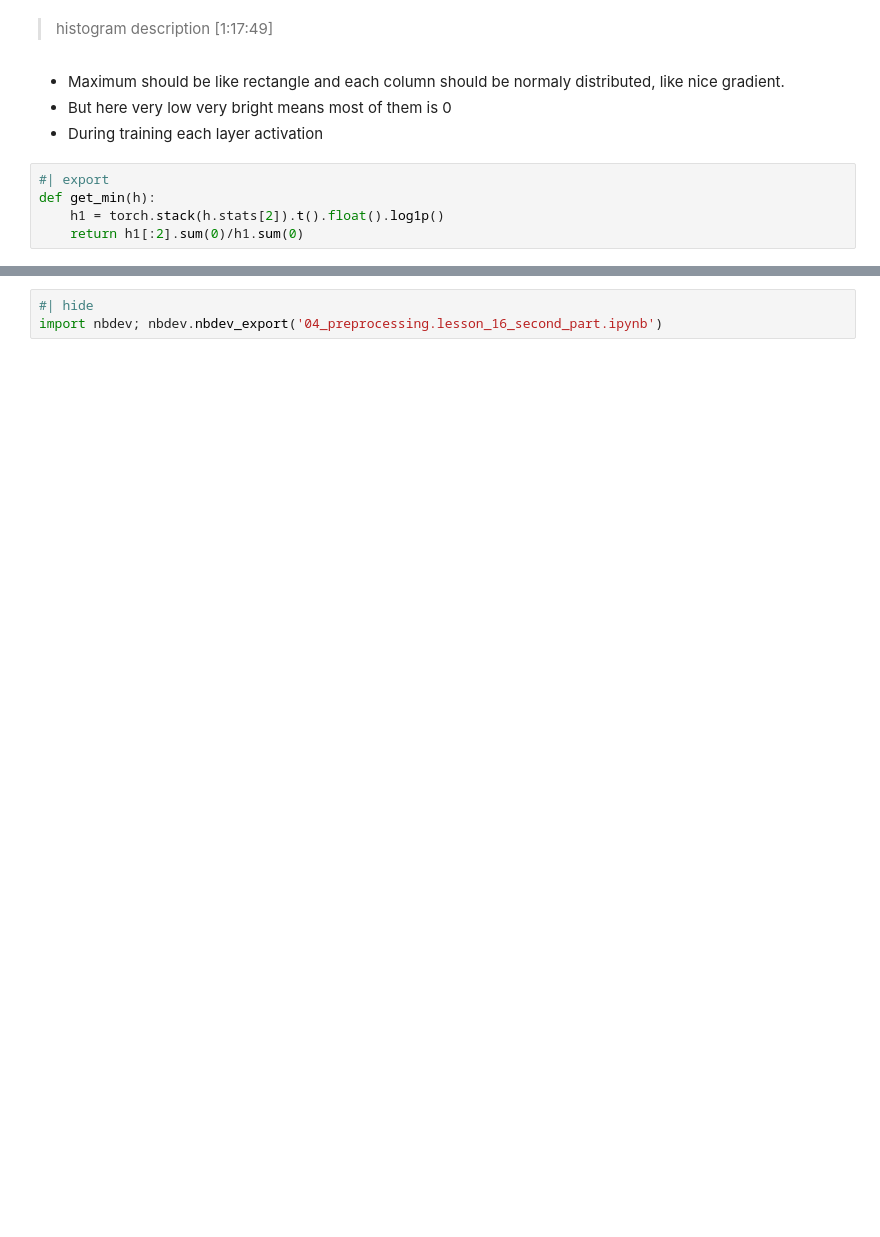
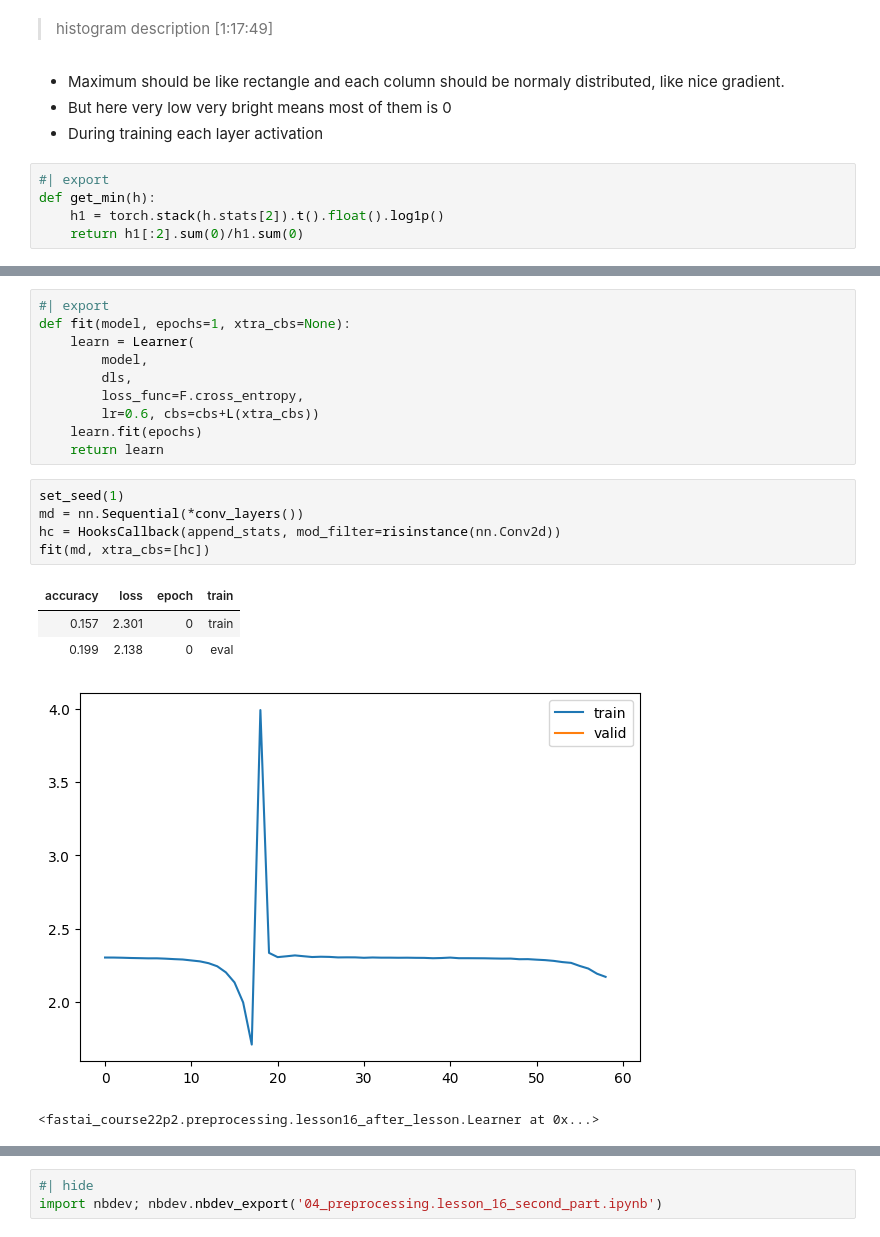
Before and after one commit to HasanGoni/fastai_course22p2, a Jupyter notebook: nbs/04_preprocessing.lesson_16_second_part.ipynb, the cells around one changed output, grey strips where cells are left out. Cells and saved outputs as stored; diff of their text form; blank space fills up the shorter version.

Commit message:
updated lesson16 parts but in lesson 17 videos

```diff
--- a/nbs/04_preprocessing.lesson_16_second_part.ipynb
+++ b/nbs/04_preprocessing.lesson_16_second_part.ipynb
@@ -335,0 +375,21 @@ for ax, h in zip(axes.flatten(), hooks[:4]):
+# %%
+#| export
+def fit(model, epochs=1, xtra_cbs=None):
+    learn = Learner(
+        model,
+        dls,
+        loss_func=F.cross_entropy,
+        lr=0.6, cbs=cbs+L(xtra_cbs))
+    learn.fit(epochs)
+    return learn
+# %%
+set_seed(1)
+md = nn.Sequential(*conv_layers())
+hc = HooksCallback(append_stats, mod_filter=risinstance(nn.Conv2d))
+fit(md, xtra_cbs=[hc])
+# %% [output]
+| accuracy | loss | epoch | train |
+| 0.157 | 2.301 | 0 | train |
+| 0.199 | 2.138 | 0 | eval |
+[figure, added]
+<fastai_course22p2.preprocessing.lesson16_after_lesson.Learner at 0x...>
```
Also changed, not shown: parts of 26 cells of this notebook, 4 other files.
